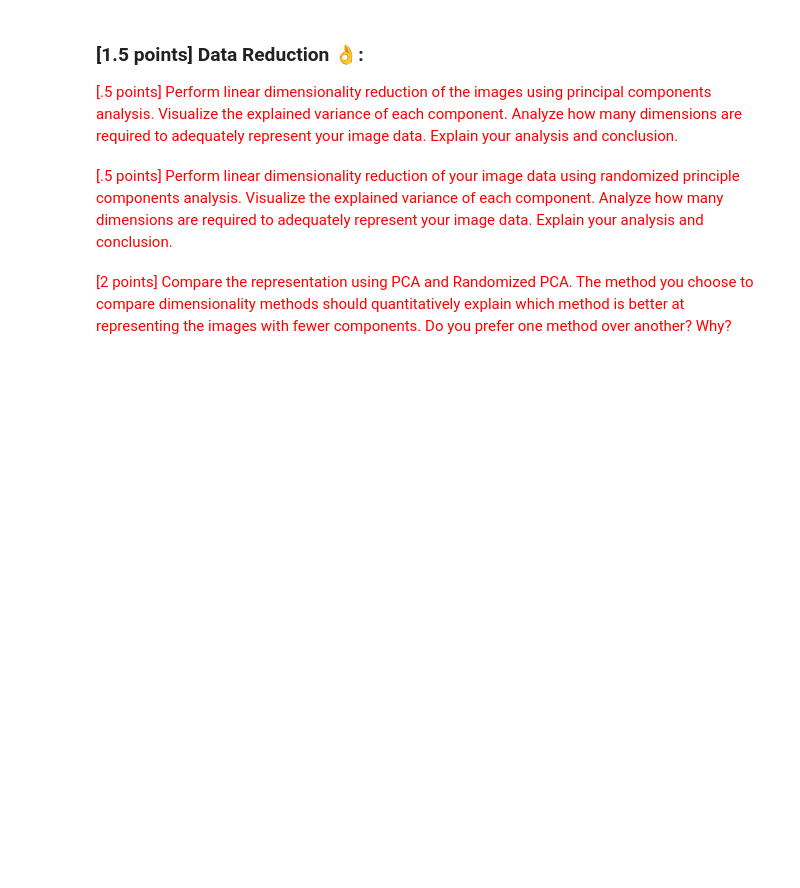
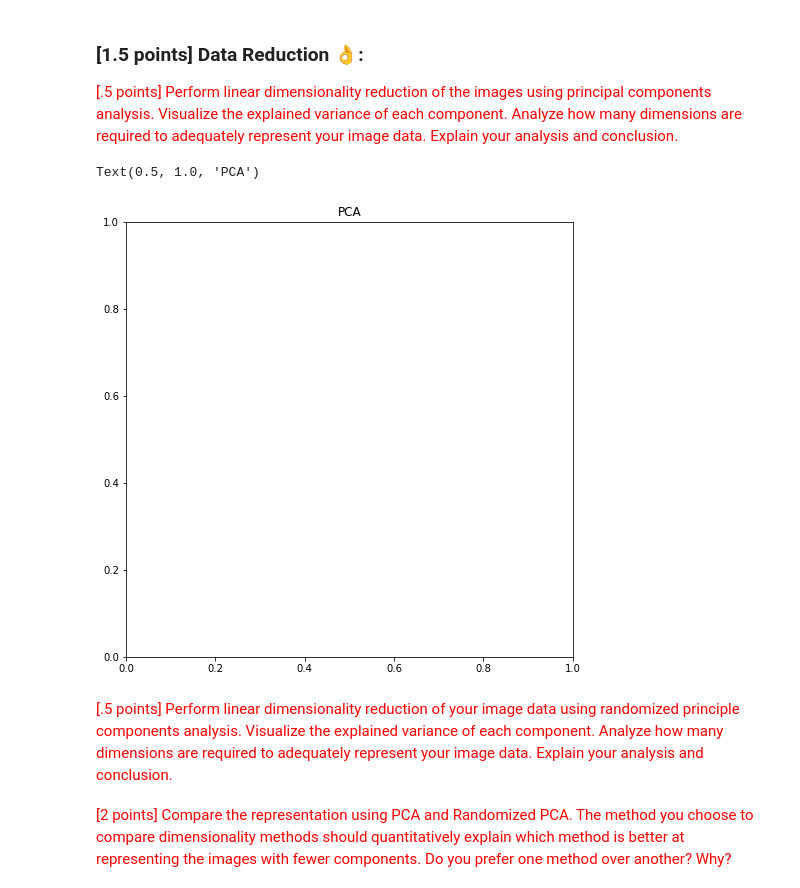
Before and after one commit to calebm00re/S22-ml02, a Jupyter notebook: images.ipynb, the cells around one changed output. Drawn from its saved outputs; the diff is of its cells as text; code cells hidden in the pictures; blank space fills up the shorter version.

```diff
--- a/images.ipynb
+++ b/images.ipynb
@@ -183,3 +220,10 @@ dtype: object
+# %%
+# Visualize the data
+plt.figure(figsize=(8,8))
+plt.title('PCA')
+# %% [output]
+Text(0.5, 1.0, 'PCA')
+[figure, added]
 # %% [markdown]
 <span style="color:red">
 [.5 points] Perform linear dimensionality reduction of your image data using randomized principle components analysis. Visualize the explained variance of each component. Analyze how many dimensions are required to adequately represent your image data. Explain your analysis and conclusion.
```
Also changed, not shown: parts of 13 cells of this notebook, 3 other files.
